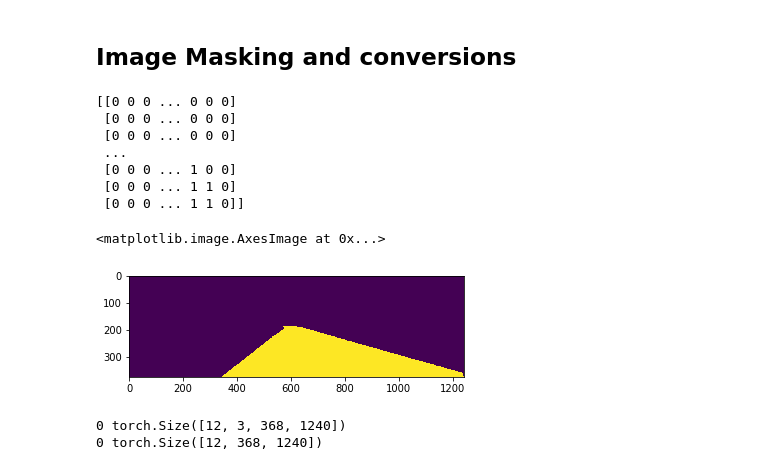
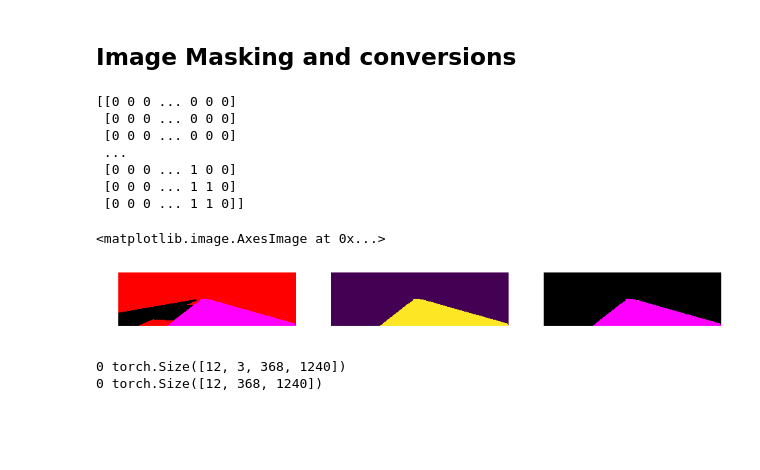
Before and after one commit to XDynames/FCN-Implementation, a Jupyter notebook: FCN - VGG16.ipynb, the cells around one changed output. Cells and saved outputs as stored; diff of their text form; code cells hidden in the pictures; blank space fills up the shorter version.

Commit message:
Started implementing Segmentor, a class to help translate between images and label array

```diff
--- a/FCN - VGG16.ipynb
+++ b/FCN - VGG16.ipynb
@@ -58,11 +42,14 @@ transformer = torchvision.transforms.Compose([
 # besides [1,0,1] which should map to 1
 colour = [[255, 0, 255]]
 label = [1]
+names = ['Road']
+
+sgmt = segmentationHelper.Segmentor(colour, label, names)
 
 # Make a transformer for the validation data loader
 gtTransformer = torchvision.transforms.Compose([
     torchvision.transforms.CenterCrop((368, 1240)),
-    torchvision.transforms.Lambda(lambda x : mapColoursToLabelsPIL(x, colour, label)),
+    torchvision.transforms.Lambda(lambda x : sgmt.mapColoursToLabelsPIL(x)),
     torchvision.transforms.Lambda(lambda x : torch.from_numpy(x))
     ])
 
@@ -96,27 +83,34 @@ for i in range(16):
 [figure]
 # %% [markdown]
 ## Image Masking and conversions
-# %%
-GT = plt.imread(pathGroundTruth + '\\' + groundTruthFiles[10])
-# Map all background [1,0,0] to 0 along with any other colours
-# besides [1,0,1] which should map to 1
-colour = [[1.0, 0.0, 1.0]]
-label = [1]
-
-masked = mapColoursToLabels(GT, colour, label)
-print(masked)
-
-plt.imshow(masked)
-# %% [output]
-[[0 0 0 ... 0 0 0]
- [0 0 0 ... 0 0 0]
- [0 0 0 ... 0 0 0]
- ...
- [0 0 0 ... 1 0 0]
- [0 0 0 ... 1 1 0]
- [0 0 0 ... 1 1 0]]
-<matplotlib.image.AxesImage at 0x...>
-[figure, removed]
+# %%
+GT = (plt.imread(pathGroundTruth + '\\' + groundTruthFiles[10]) * 255).astype(np.uint8)
+
+masked = sgmt.mapColoursToLabels(GT)
+print(masked)
+back = sgmt.mapLabelsToColours(masked)
+
+# Display
+fig = plt.figure(figsize=(16, 3))
+ax = fig.add_subplot(1,3,1)
+ax.axis('off')
+plt.imshow(GT)
+ax = fig.add_subplot(1,3,2)
+ax.axis('off')
+plt.imshow(masked)
+ax = fig.add_subplot(1,3,3)
+ax.axis('off')
+plt.imshow(back)
+# %% [output]
+[[0 0 0 ... 0 0 0]
+ [0 0 0 ... 0 0 0]
+ [0 0 0 ... 0 0 0]
+ ...
+ [0 0 0 ... 1 0 0]
+ [0 0 0 ... 1 1 0]
+ [0 0 0 ... 1 1 0]]
+<matplotlib.image.AxesImage at 0x...>
+[figure, added]
 # %%
 # Confirming that sequential loaders are working
 for batch, gtrawBatched in enumerate(zip(loaders['train'], loaders['trainGT'])):
```
Also changed, not shown: parts of 2 cells of this notebook, 1 other file.
